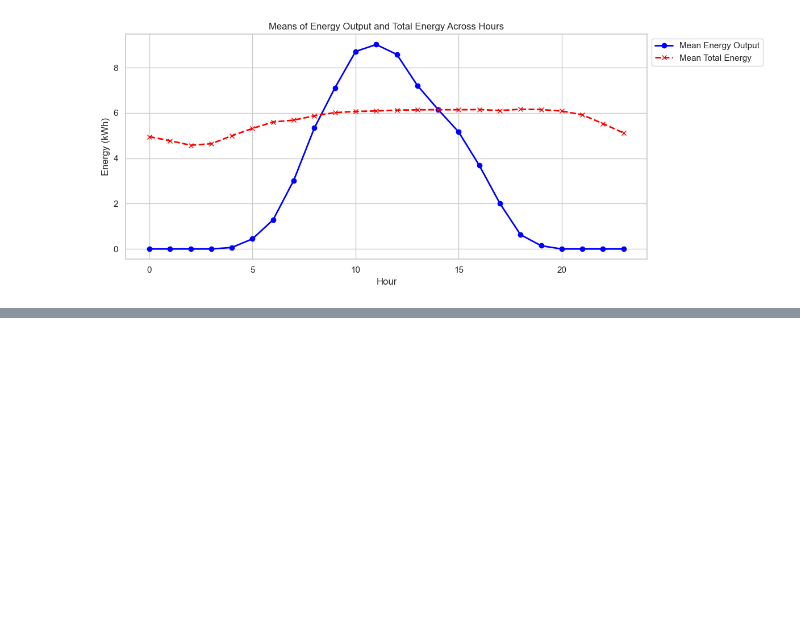
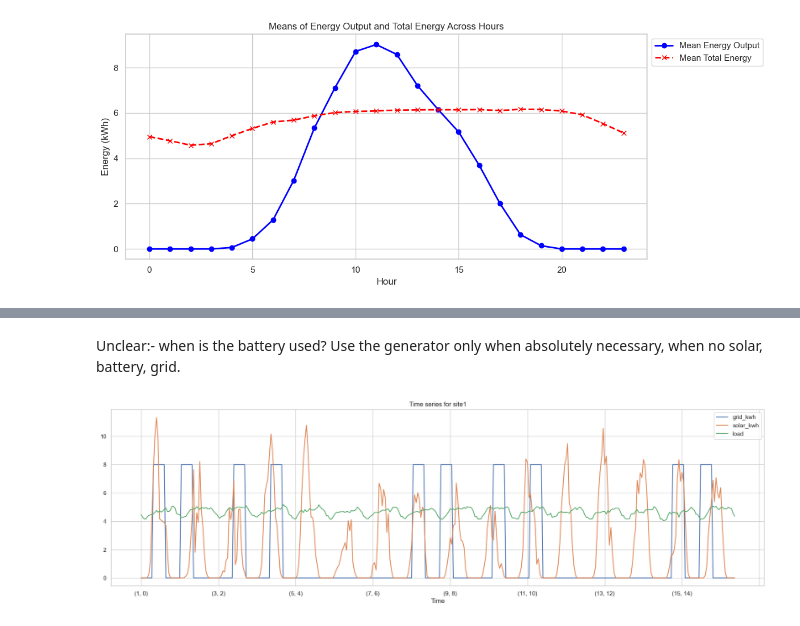
Before and after one commit to MosesBomera/Smart-Energy-Supply-Scheduling-for-Green-Telecom-Challenge, a Jupyter notebook: 001_Exploratory_Data_Analysis.ipynb, the cells around one changed output, grey strips where cells are left out. Saved outputs shown, nothing was run; the diff lists cells and outputs as text; code cells hidden in the pictures; blank space fills up the shorter version.

```diff
--- a/001_Exploratory_Data_Analysis.ipynb
+++ b/001_Exploratory_Data_Analysis.ipynb
@@ -183,0 +236,23 @@ utils.plot_means(energy_consumption, solar_power_statistics, figsize=(12, 5))
+# %% [markdown]
+Unclear:- when is the battery used? Use the generator only when absolutely necessary, when no solar, battery, grid.
+# %%
+# Create soc variables times series, start with solar.
+soc_time_series = solar_power_statistics[
+    ['site_name', 'day', 'hour', 'energy_outputkwh']
+].copy().rename(columns={'energy_outputkwh':'solar_kwh'})
+
+# Add grid power
+soc_time_series['grid_kwh'] = soc_time_series.apply(utils.get_grid_powerkw, site_information=site_information, axis=1)
+
+# Add the load.
+soc_time_series = pd.merge(
+    left=soc_time_series,
+    right=energy_consumption.rename(columns={"total_energykwh":"load"}),
+    on=['site_name', 'day', 'hour']
+)
+# %%
+# what does this look like sofar?
+utils.plot_time_series_site_variables(
+    soc_time_series, 'site1', variables=['grid_kwh', 'solar_kwh', 'load'], start=(1,0), end=(17,0), figsize=(22,6))
+# %% [output]
+[figure, added]
```
Also changed, not shown: parts of 26 cells of this notebook.
